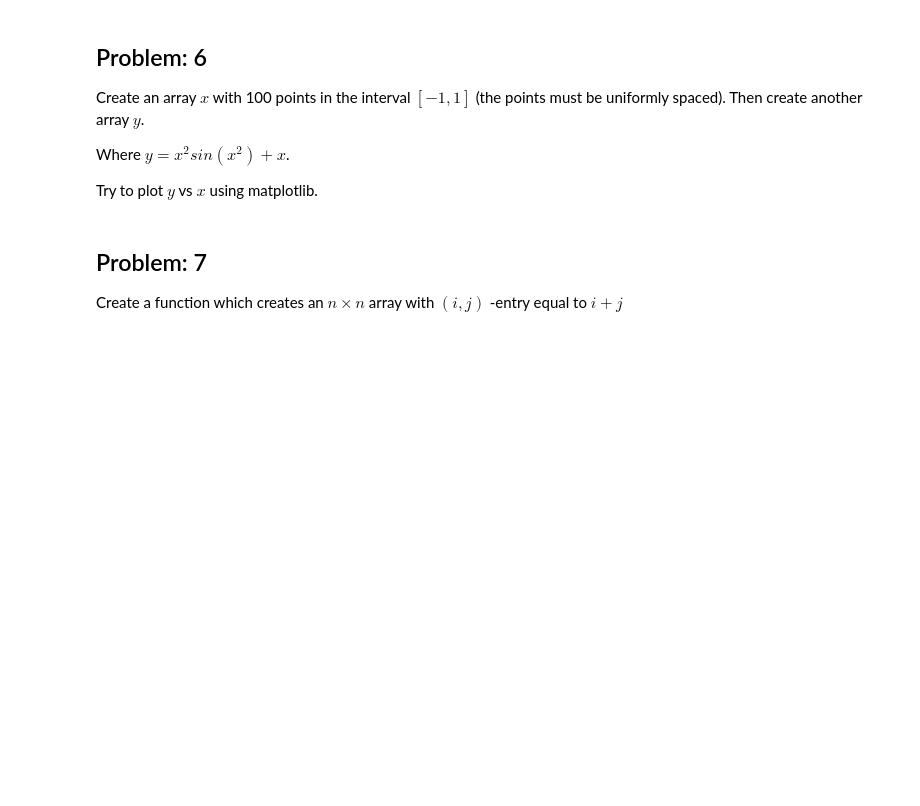
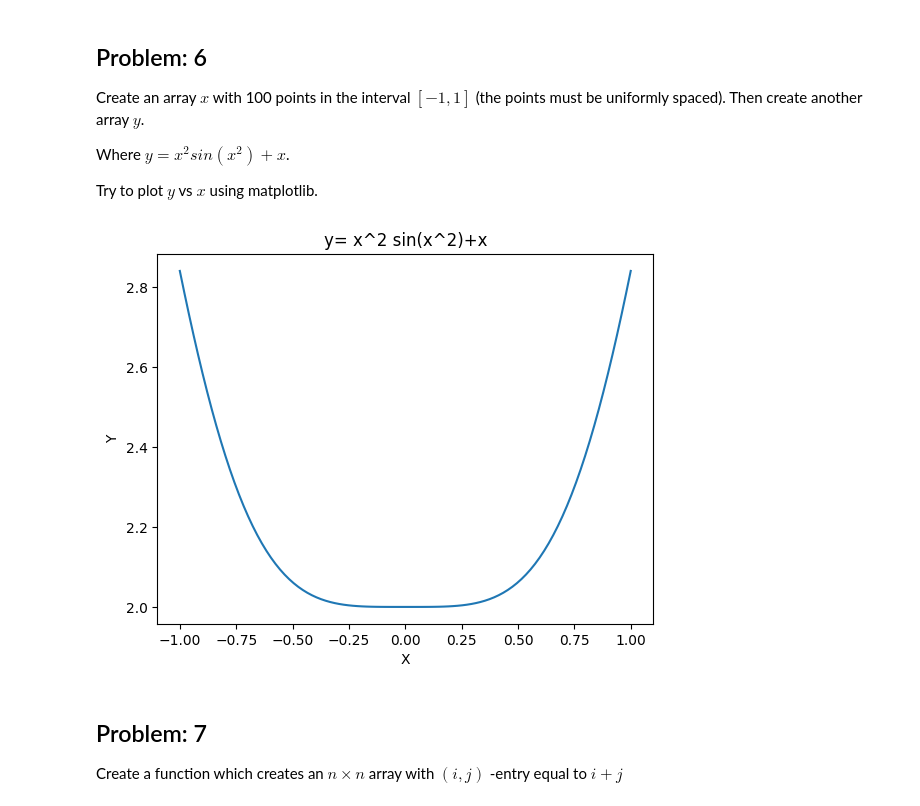
Before and after one commit to Mayank-Chaudhari9/AI-ML-Nov25-Mayank, a Jupyter notebook: Assignment-2/Assignment-02-Mayank_Chaudhari.ipynb, the cells around one changed output. Cells and saved outputs as stored; diff of their text form; code cells hidden in the pictures; blank space fills up the shorter version.

```diff
--- a/Assignment-2/Assignment-02-Mayank_Chaudhari.ipynb
+++ b/Assignment-2/Assignment-02-Mayank_Chaudhari.ipynb
@@ -96,6 +107,18 @@ Where $y = x^2 sin(x^2) + x$.
 Try to plot $y$ vs $x$ using matplotlib.
 # %%
 # Write your code here
+import matplotlib.pyplot as plt
+
+x =  np.linspace(-1,1,100)
+y =  x**2 * np.sin(x**2) +2
+
+plt.plot(x,y)
+plt.xlabel("X")
+plt.ylabel("Y")
+plt.title("y= x^2 sin(x^2)+x")
+plt.show()
+# %% [output]
+[figure, added]
 # %% [markdown]
 ## Problem: 7
 Create a function which creates an $n×n$ array with $(i , j)$ -entry equal to $i+ j$
```
Also changed, not shown: parts of 6 cells of this notebook.
